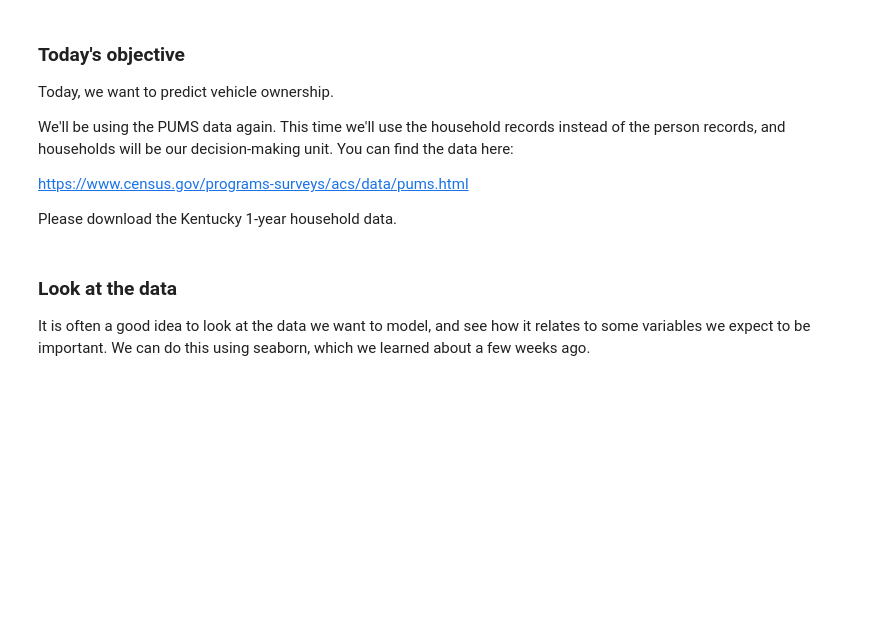
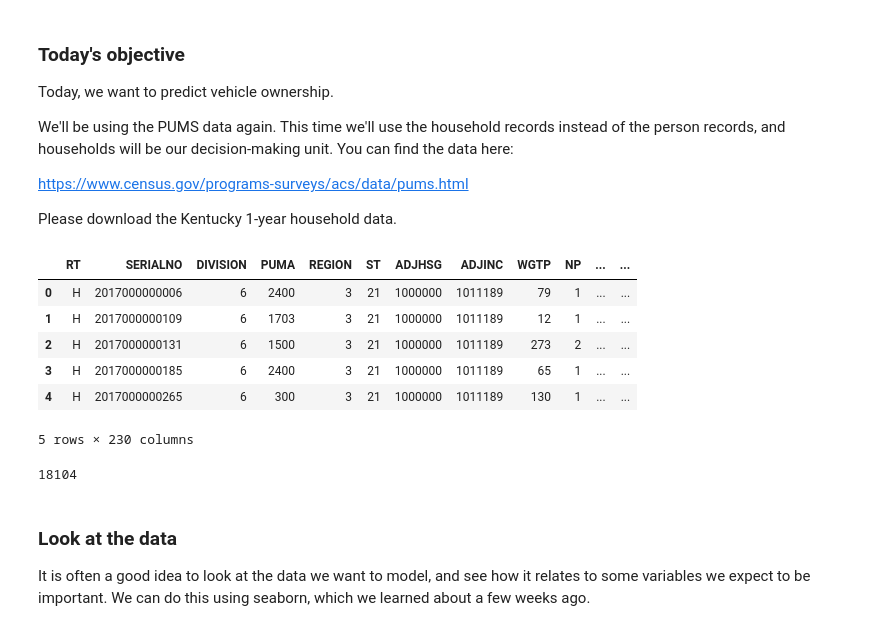
Before and after one commit to emily-greenway/ce599, a Jupyter notebook: 19-Discrete Choice/Discrete Choice.ipynb, the cells around one changed output. Drawn from its saved outputs; the diff is of its cells as text; code cells hidden in the pictures; blank space fills up the shorter version.

Commit message:
Discrete Choice Submission

```diff
--- a/19-Discrete Choice/Discrete Choice.ipynb
+++ b/19-Discrete Choice/Discrete Choice.ipynb
@@ -59,8 +59,16 @@ import statsmodels.formula.api as smf
 %matplotlib inline
 # %%
 # get the data
-df = pd.read_csv('data/psam_h21.csv')
+df = pd.read_csv(r'C:\Users\emily\Desktop\Spring 2021\CE 599\ce599\19-Discrete Choice\data\csv_hky/psam_h21.csv')
 df.head()
+# %% [output]
+|  | RT | SERIALNO | DIVISION | PUMA | REGION | ST | ADJHSG | ADJINC | WGTP | NP | ... | ... |
+| 0 | H | 2017000000006 | 6 | 2400 | 3 | 21 | 1000000 | 1011189 | 79 | 1 | ... | ... |
+| 1 | H | 2017000000109 | 6 | 1703 | 3 | 21 | 1000000 | 1011189 | 12 | 1 | ... | ... |
+| 2 | H | 2017000000131 | 6 | 1500 | 3 | 21 | 1000000 | 1011189 | 273 | 2 | ... | ... |
+| 3 | H | 2017000000185 | 6 | 2400 | 3 | 21 | 1000000 | 1011189 | 65 | 1 | ... | ... |
+| 4 | H | 2017000000265 | 6 | 300 | 3 | 21 | 1000000 | 1011189 | 130 | 1 | ... | ... |
+5 rows × 230 columns
 # %%
 # keep only occupied housing units
 '''
@@ -81,6 +89,8 @@ Type of unit
 df = df[df['TYPE']==1]
 df = df[df['NP']>0]
 len(df)
+# %% [output]
+18104
 # %% [markdown]
 ### Look at the data
 
```
Also changed, not shown: parts of 11 cells of this notebook.
